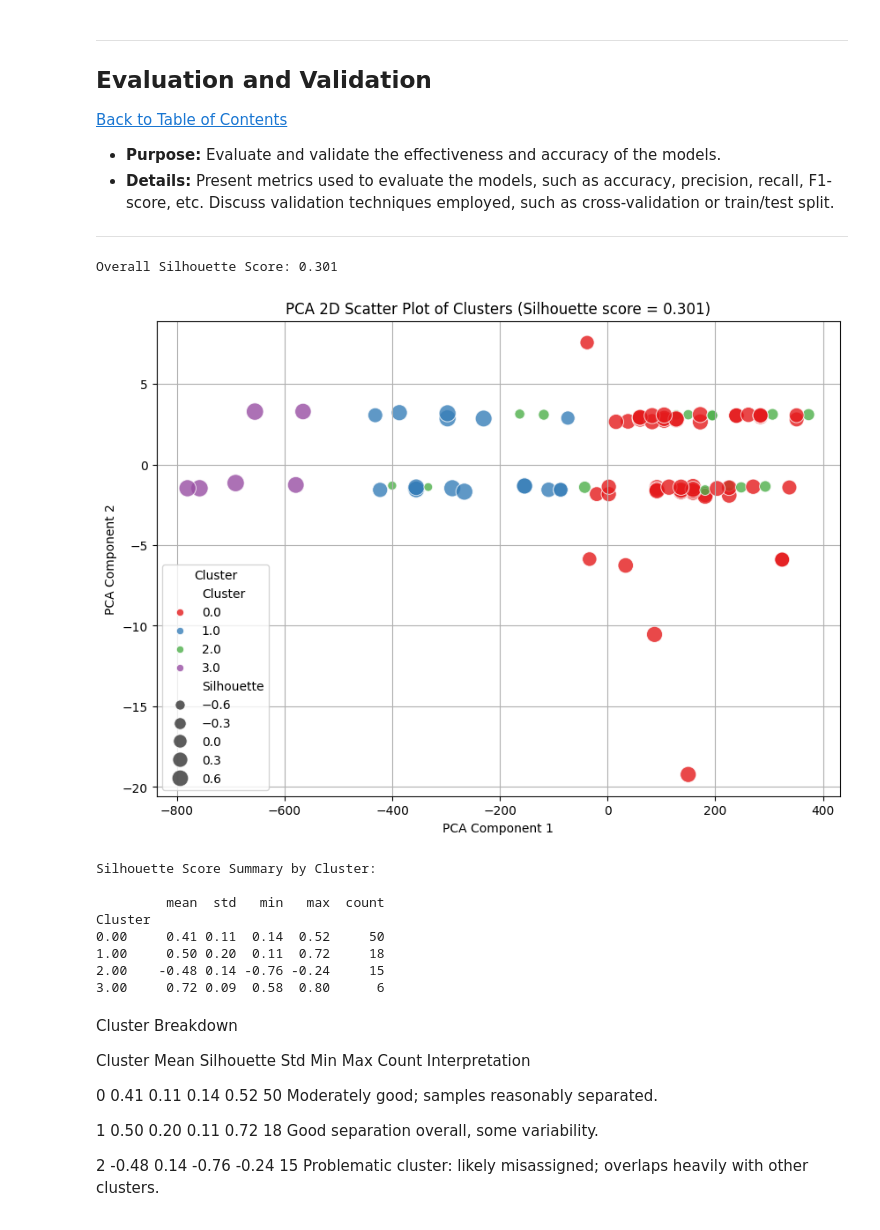
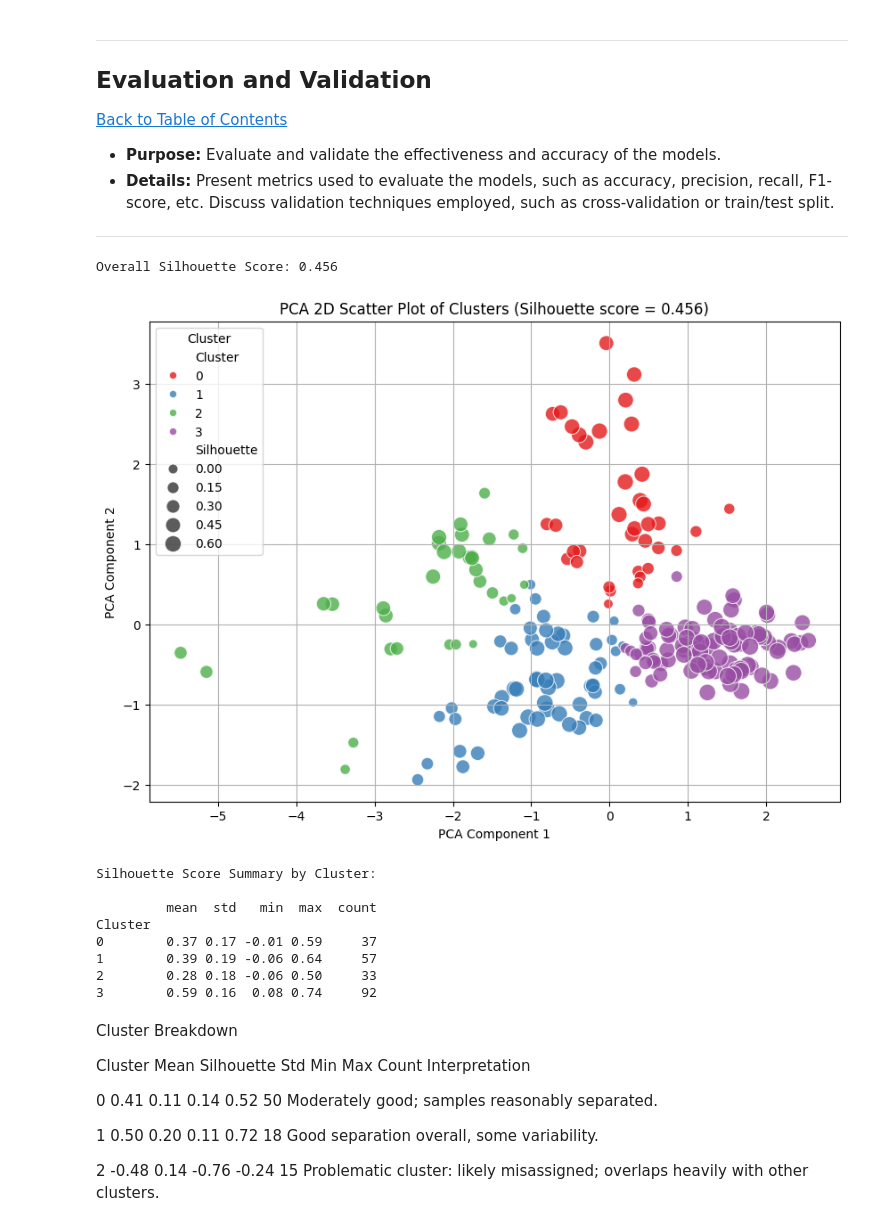
Before and after one commit to Jeremy809/Workplace, a Jupyter notebook: QCTO---Workplace-Module-Notebook-Template-4572.ipynb, the cells around one changed output. Saved outputs shown, nothing was run; the diff lists cells and outputs as text; code cells hidden in the pictures.

```diff
--- a/QCTO---Workplace-Module-Notebook-Template-4572.ipynb
+++ b/QCTO---Workplace-Module-Notebook-Template-4572.ipynb
@@ -2326,63 +2329,84 @@ DO and pH are less influential but still contribute.
 * **Details:** Present metrics used to evaluate the models, such as accuracy, precision, recall, F1-score, etc. Discuss validation techniques employed, such as cross-validation or train/test split.
 ---
 # %%
+from sklearn.metrics import silhouette_score, silhouette_samples
+from sklearn.decomposition import PCA
+import pandas as pd
+import matplotlib.pyplot as plt
+import seaborn as sns
+
+# -----------------------------
 # Compute Silhouette Score
+# -----------------------------
 
-sil_score = silhouette_score(X_clean, clusters_clean)
-sil_samples = silhouette_samples(X_clean, clusters_clean)
+sil_score = silhouette_score(X_scaled, cluster_labels)
+sil_samples = silhouette_samples(X_scaled, cluster_labels)
 
 print(f"Overall Silhouette Score: {sil_score:.3f}")
 
-# Add silhouette values to the DataFrame for analysis
-df_sil_plot = X_clean.copy()
-df_sil_plot['Cluster'] = clusters_clean
+# -----------------------------
+# Create DataFrame for plotting
+# -----------------------------
+
+df_sil_plot = pd.DataFrame(X_scaled.copy())
+df_sil_plot['Cluster'] = cluster_labels
 df_sil_plot['Silhouette'] = sil_samples
 
-
+# -----------------------------
 # PCA for 2D Visualization
+# -----------------------------
 
 pca = PCA(n_components=2, random_state=42)
-X_pca = pca.fit_transform(X_clean)
+X_pca = pca.fit_transform(X_scaled)
 
-df_sil_plot['PCA1'] = X_pca[:,0]
-df_sil_plot['PCA2'] = X_pca[:,1]
+df_sil_plot['PCA1'] = X_pca[:, 0]
+df_sil_plot['PCA2'] = X_pca[:, 1]
 
-
+# -----------------------------
 # Plot clusters in PCA space
+# -----------------------------
 
 plt.figure(figsize=(10,7))
+
 sns.scatterplot(
     data=df_sil_plot,
-    x='PCA1', y='PCA2',
+    x='PCA1',
+    y='PCA2',
     hue='Cluster',
     palette='Set1',
     size='Silhouette',
-    sizes=(50,200),
+    sizes=(50, 200),
     alpha=0.8
 )
+
 plt.title(f"PCA 2D Scatter Plot of Clusters (Silhouette score = {sil_score:.3f})")
 plt.xlabel("PCA Component 1")
 plt.ylabel("PCA Component 2")
 plt.legend(title="Cluster", loc='best')
 plt.grid(True)
 plt.show()
 
+# -----------------------------
 # Summary of silhouette per cluster
+# -----------------------------
 
-silhouette_summary = df_sil_plot.groupby('Cluster')['Silhouette'].agg(['mean','std','min','max','count'])
+silhouette_summary = df_sil_plot.groupby('Cluster')['Silhouette'].agg(
+    ['mean', 'std', 'min', 'max', 'count']
+)
+
 print("\nSilhouette Score Summary by Cluster:\n")
 print(silhouette_summary)
 # %% [output]
-Overall Silhouette Score: 0.301
+Overall Silhouette Score: 0.456
-[figure, old version]
+[figure, new version]
 Silhouette Score Summary by Cluster:
 
-         mean  std   min   max  count
+         mean  std   min  max  count
 Cluster
-0.00     0.41 0.11  0.14  0.52     50
-1.00     0.50 0.20  0.11  0.72     18
-2.00    -0.48 0.14 -0.76 -0.24     15
-3.00     0.72 0.09  0.58  0.80      6
+0        0.37 0.17 -0.01 0.59     37
+1        0.39 0.19 -0.06 0.64     57
+2        0.28 0.18 -0.06 0.50     33
+3        0.59 0.16  0.08 0.74     92
 # %% [markdown]
 Cluster Breakdown
 
```
Also changed, not shown: parts of 2 cells of this notebook, 5 other files.
